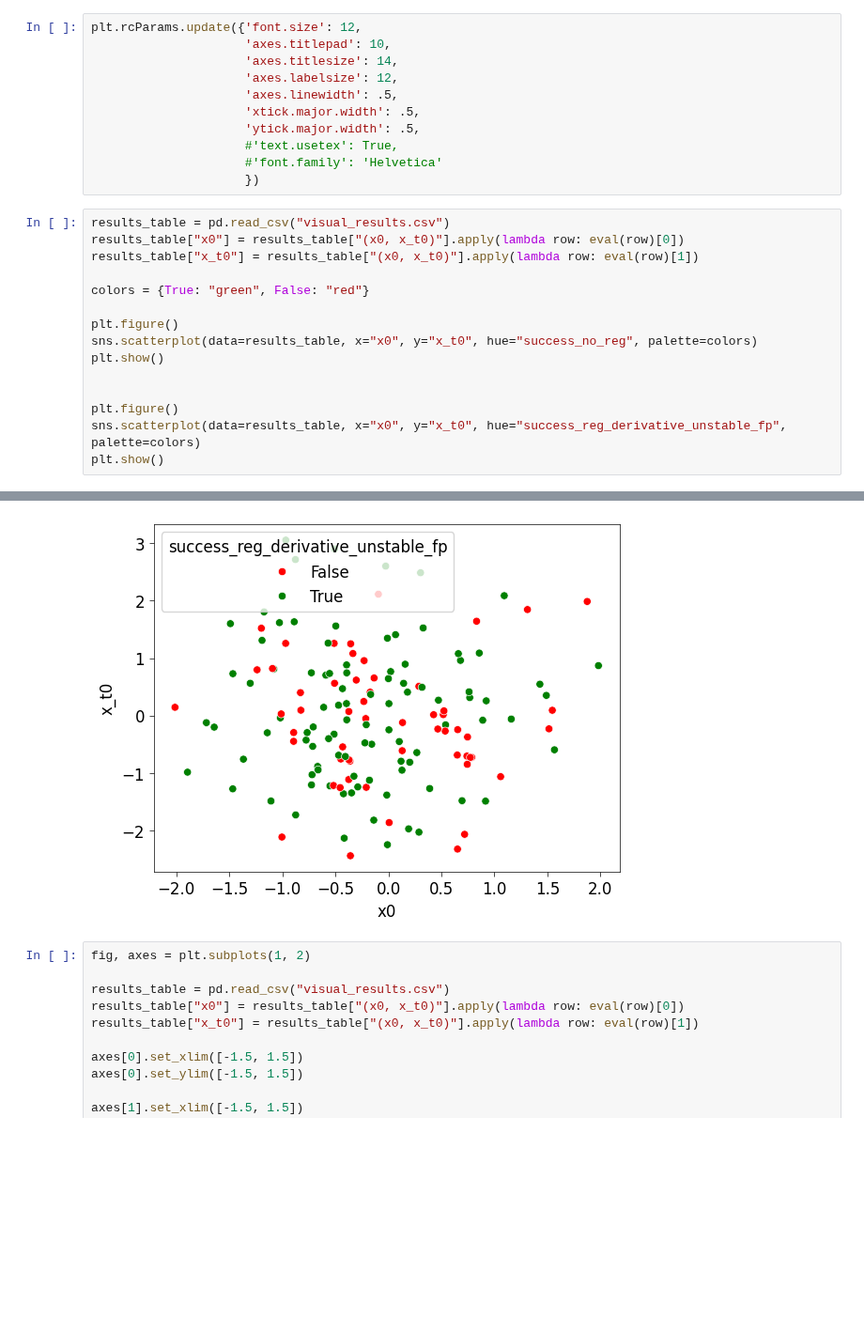
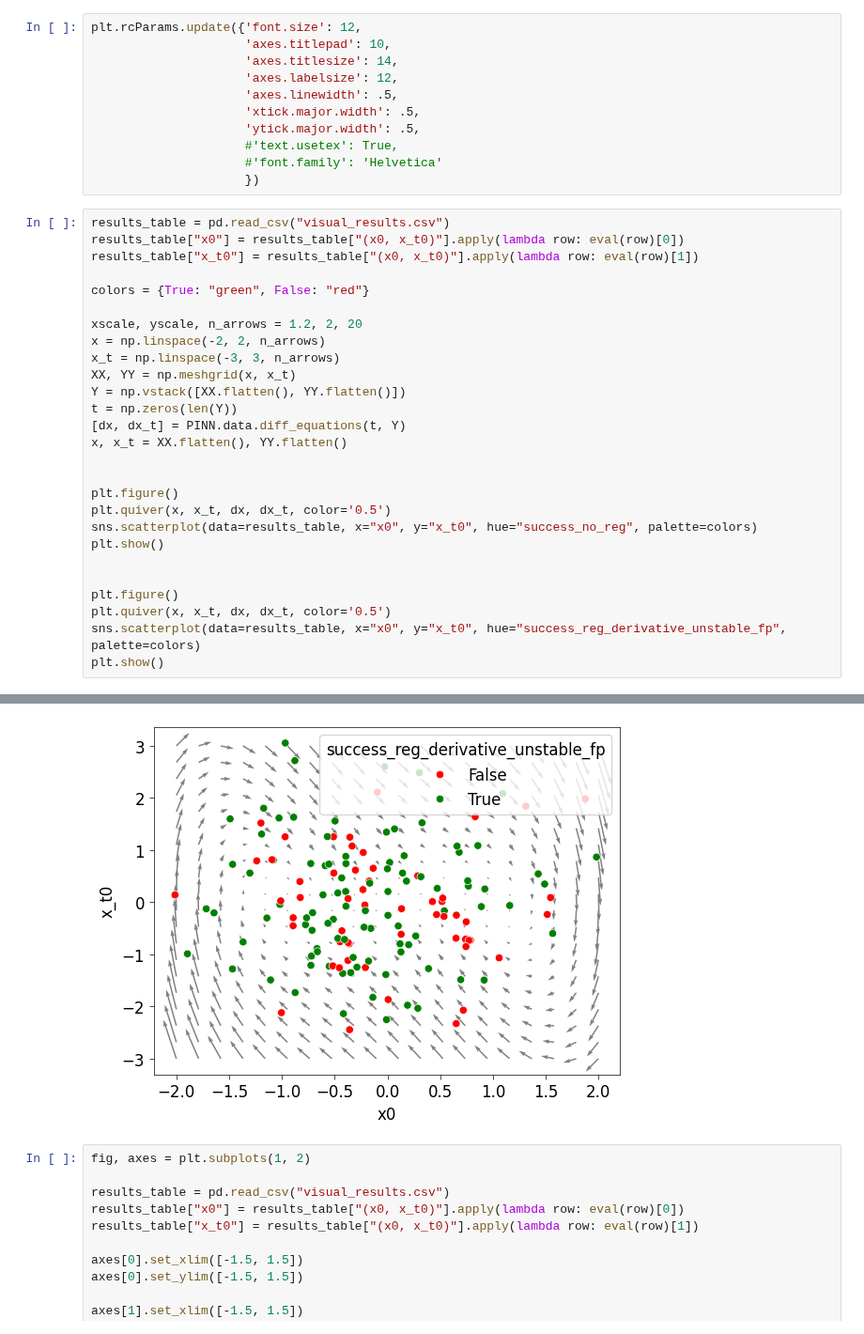
Before and after one commit to losmib/PINNs_fixed_points, a Jupyter notebook: unforced_duffing/visualization_experiments.ipynb, the cells around one changed output, grey strips where cells are left out. Shown at 94% size. Saved outputs shown, nothing was run; the diff lists cells and outputs as text; blank space fills up the shorter version.

```diff
--- a/unforced_duffing/visualization_experiments.ipynb
+++ b/unforced_duffing/visualization_experiments.ipynb
@@ -187,12 +187,24 @@ results_table["x_t0"] = results_table["(x0, x_t0)"].apply(lambda row: eval(row)[
 
 colors = {True: "green", False: "red"}
 
+xscale, yscale, n_arrows = 1.2, 2, 20
+x = np.linspace(-2, 2, n_arrows)
+x_t = np.linspace(-3, 3, n_arrows)
+XX, YY = np.meshgrid(x, x_t)
+Y = np.vstack([XX.flatten(), YY.flatten()])
+t = np.zeros(len(Y))
+[dx, dx_t] = PINN.data.diff_equations(t, Y)
+x, x_t = XX.flatten(), YY.flatten()
+
+
 plt.figure()
+plt.quiver(x, x_t, dx, dx_t, color='0.5')
 sns.scatterplot(data=results_table, x="x0", y="x_t0", hue="success_no_reg", palette=colors)
 plt.show()
 
 
 plt.figure()
+plt.quiver(x, x_t, dx, dx_t, color='0.5')
 sns.scatterplot(data=results_table, x="x0", y="x_t0", hue="success_reg_derivative_unstable_fp", palette=colors)
 plt.show()
 # %% [output]
@@ -200,4 +212,4 @@ plt.show()
-[figure, old version]
+[figure, new version]
 # %%
 fig, axes = plt.subplots(1, 2)
 
```
Also changed, not shown: parts of 1 cell of this notebook, 9 other files.
